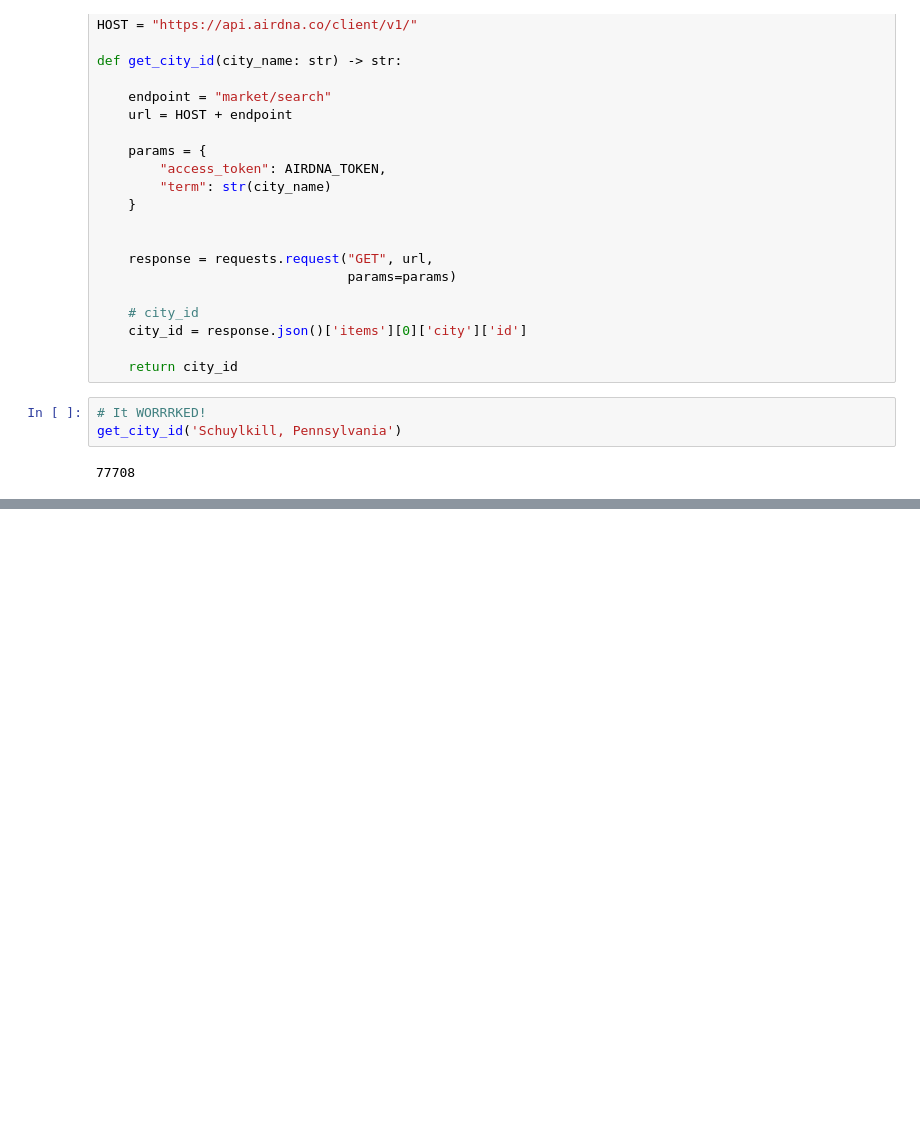
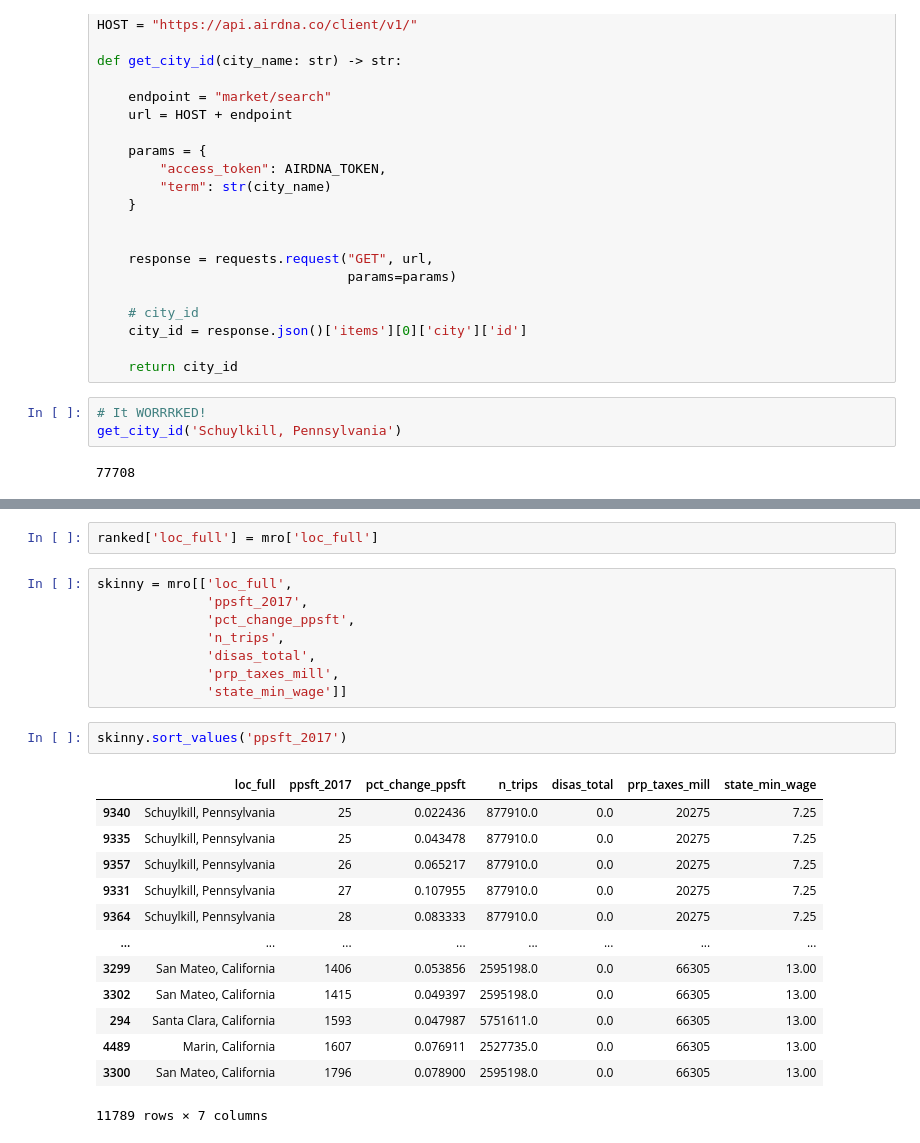
Before and after one commit to taylor-curran/vrb-know, a Jupyter notebook: data/cleaning_mr.ipynb, the cells around one changed output, grey strips where cells are left out. Drawn from its saved outputs; the diff is of its cells as text; blank space fills up the shorter version.

```diff
--- a/data/cleaning_mr.ipynb
+++ b/data/cleaning_mr.ipynb
@@ -155,0 +349,26 @@ get_city_id('Schuylkill, Pennsylvania')
+# %%
+ranked['loc_full'] = mro['loc_full']
+# %%
+skinny = mro[['loc_full',
+              'ppsft_2017',
+              'pct_change_ppsft',
+              'n_trips',
+              'disas_total',
+              'prp_taxes_mill',
+              'state_min_wage']]
+# %%
+skinny.sort_values('ppsft_2017')
+# %% [output]
+|  | loc_full | ppsft_2017 | pct_change_ppsft | n_trips | disas_total | prp_taxes_mill | state_min_wage |
+| 9340 | Schuylkill, Pennsylvania | 25 | 0.022436 | 877910.0 | 0.0 | 20275 | 7.25 |
+| 9335 | Schuylkill, Pennsylvania | 25 | 0.043478 | 877910.0 | 0.0 | 20275 | 7.25 |
+| 9357 | Schuylkill, Pennsylvania | 26 | 0.065217 | 877910.0 | 0.0 | 20275 | 7.25 |
+| 9331 | Schuylkill, Pennsylvania | 27 | 0.107955 | 877910.0 | 0.0 | 20275 | 7.25 |
+| 9364 | Schuylkill, Pennsylvania | 28 | 0.083333 | 877910.0 | 0.0 | 20275 | 7.25 |
+| ... | ... | ... | ... | ... | ... | ... | ... |
+| 3299 | San Mateo, California | 1406 | 0.053856 | 2595198.0 | 0.0 | 66305 | 13.00 |
+| 3302 | San Mateo, California | 1415 | 0.049397 | 2595198.0 | 0.0 | 66305 | 13.00 |
+| 294 | Santa Clara, California | 1593 | 0.047987 | 5751611.0 | 0.0 | 66305 | 13.00 |
+| 4489 | Marin, California | 1607 | 0.076911 | 2527735.0 | 0.0 | 66305 | 13.00 |
+| 3300 | San Mateo, California | 1796 | 0.078900 | 2595198.0 | 0.0 | 66305 | 13.00 |
+11789 rows × 7 columns
```
Also changed, not shown: parts of 18 cells of this notebook.
